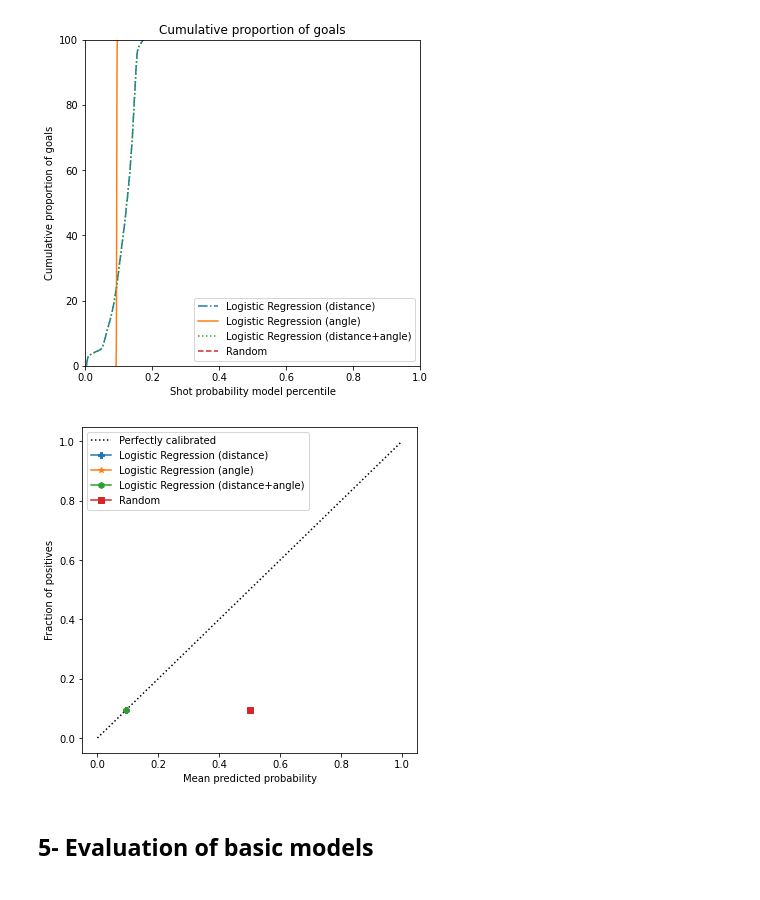
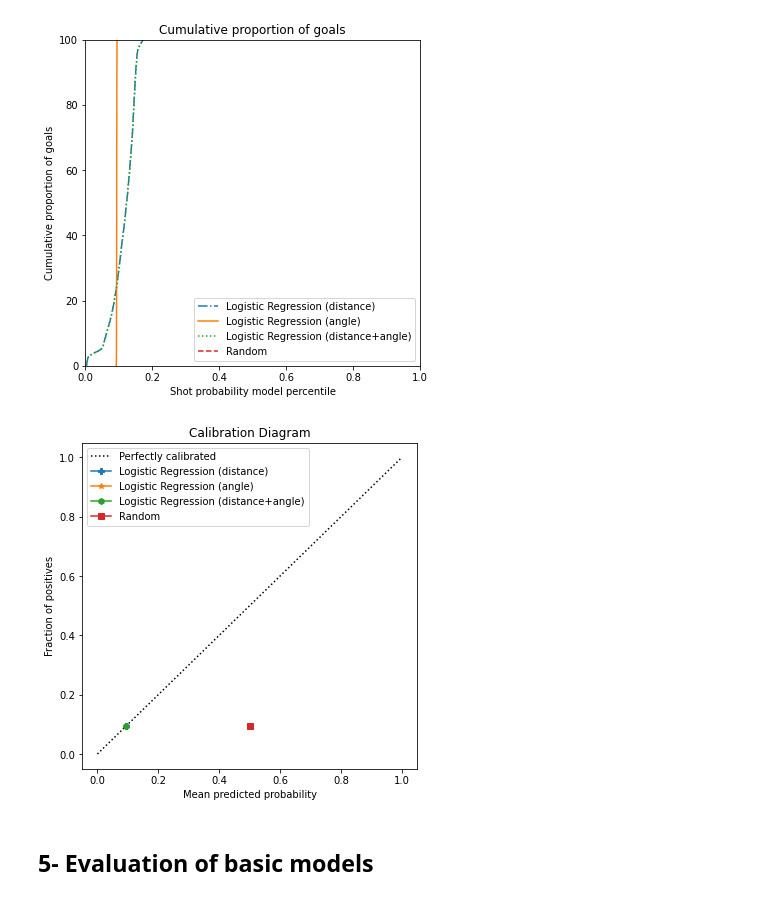
Before and after one commit to sorinmuchi/IFT6758, a Jupyter notebook: notebooks/3-BaselineModels.ipynb, the cells around one changed output. Cells and saved outputs as stored; diff of their text form; code cells hidden in the pictures.

```diff
--- a/notebooks/3-BaselineModels.ipynb
+++ b/notebooks/3-BaselineModels.ipynb
@@ -298,19 +299,20 @@ plt.show()
 # %%
 fig, ax = plt.subplots(figsize=(6, 6))
 
 
 disp1 = CalibrationDisplay.from_estimator(lr_clf1, X_val1, y_val, label='Logistic Regression (distance)', marker="P", ax=ax)
 disp2 = CalibrationDisplay.from_estimator(lr_clf2, X_val2, y_val, label='Logistic Regression (angle)', marker="*", ax=ax)
 disp3 = CalibrationDisplay.from_estimator(lr_clf3, X_val3, y_val, label='Logistic Regression (distance+angle)', marker="h", ax=ax)
 disp4 = CalibrationDisplay.from_estimator(random_clf, X_val3, y_val, label='Random', marker="s", ax=ax)
 
 ax.legend(loc='upper left')
 
 plt.savefig('../figures/3-calibration_diagram2.png')
+plt.title('Calibration Diagram')
 
 plt.show()
 # %% [output]
-[figure, old version]
+[figure, new version]
 # %% [markdown]
 ## 5- Evaluation of basic models
 # %%
```
Also changed, not shown: parts of 7 cells of this notebook, 13 other files.
